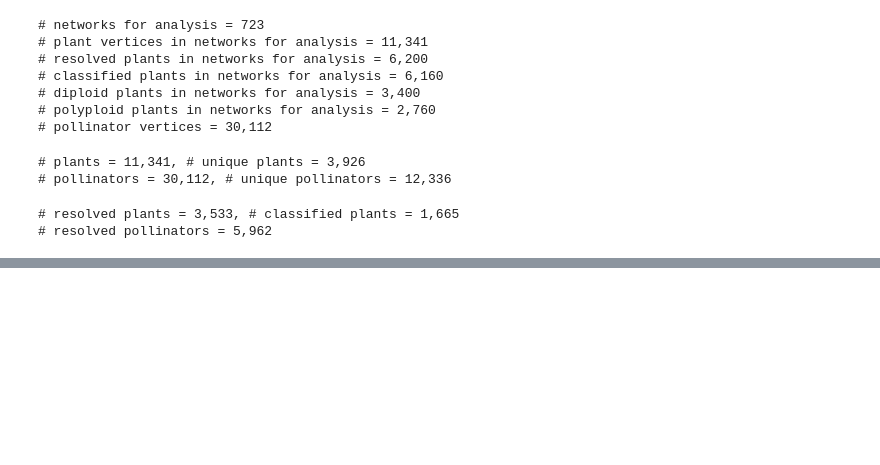
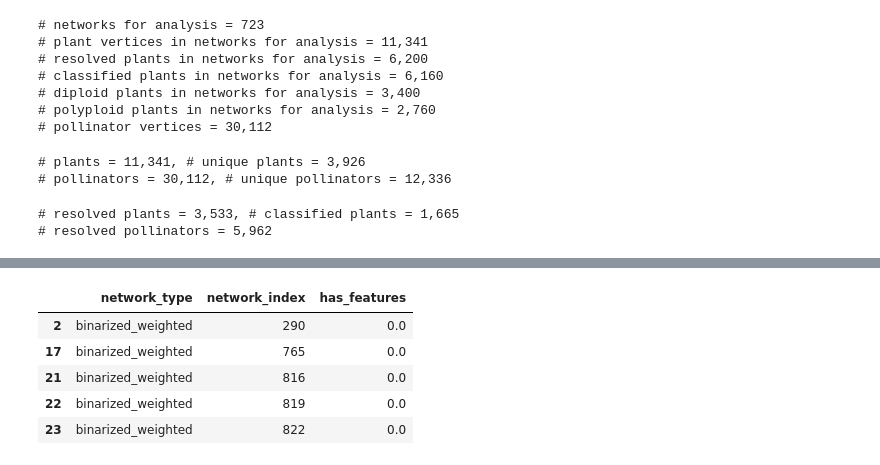
Before and after one commit to halabikeren/plant_pollinator_networks, a Jupyter notebook: notebooks/ploidy_classification/extract_ploidy_classification.ipynb, the cells around one changed output, grey strips where cells are left out. Saved outputs shown, nothing was run; the diff lists cells and outputs as text; code cells hidden in the pictures; blank space fills up the shorter version.

```diff
--- a/notebooks/ploidy_classification/extract_ploidy_classification.ipynb
+++ b/notebooks/ploidy_classification/extract_ploidy_classification.ipynb
@@ -477,0 +530,10 @@ print(f"# resolved pollinators = {len(resolved_pollinators):,}")
+# %%
+# for these networks - features computation failed
+missing.query("has_features == 0")
+# %% [output]
+|  | network_type | network_index | has_features |
+| 2 | binarized_weighted | 290 | 0.0 |
+| 17 | binarized_weighted | 765 | 0.0 |
+| 21 | binarized_weighted | 816 | 0.0 |
+| 22 | binarized_weighted | 819 | 0.0 |
+| 23 | binarized_weighted | 822 | 0.0 |
```
Also changed, not shown: parts of 9 cells of this notebook, 3 other files.
